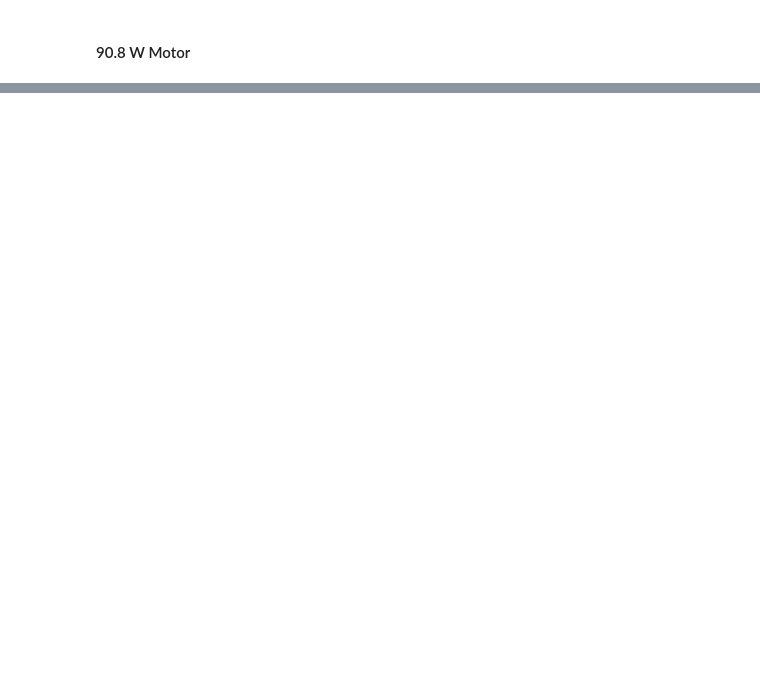
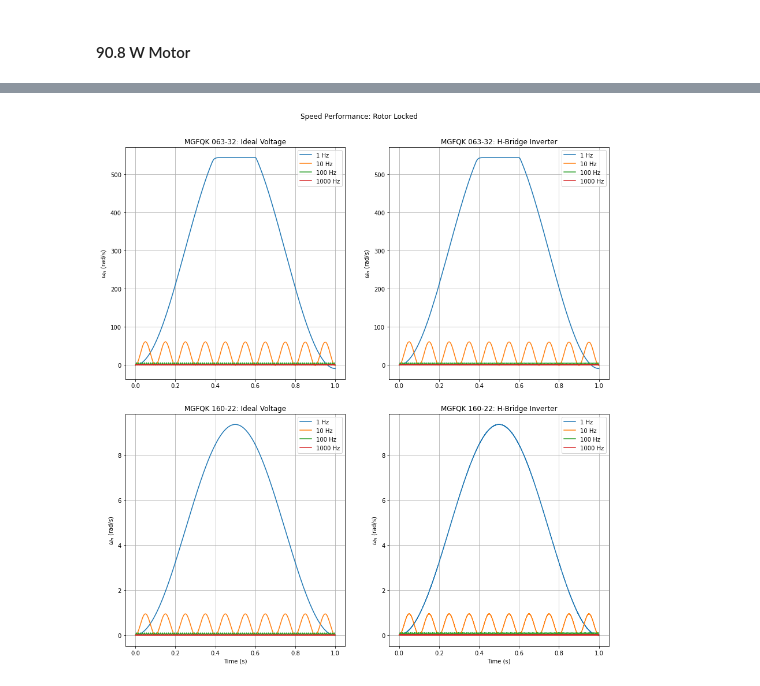
Before and after one commit to kegedy/UWEE560, a Jupyter notebook: hw/kevin/hw02/HW02_KevinEgedy.ipynb, the cells around one changed output, grey strips where cells are left out. Drawn from its saved outputs; the diff is of its cells as text; code cells hidden in the pictures; blank space fills up the shorter version.

```diff
--- a/hw/kevin/hw02/HW02_KevinEgedy.ipynb
+++ b/hw/kevin/hw02/HW02_KevinEgedy.ipynb
@@ -588,0 +609,77 @@ plt.show();
+# %%
+fig,axs = plt.subplots(2,2,figsize=(15,15))
+plt.subplots_adjust(top=0.925,hspace=0.15)
+
+# IDEAL VOLTAGE
+locked_1W = [col for col in perf.keys() if col.find('Locked')>=0 and col.find('1W',0,2)>=0]
+for u in locked_1W:
+    df = perf[u]
+    df = df[df['Time']<1]
+    current = [col for col in df.columns if col.find('Armature current')>=0][0]
+    speed = [col for col in df.columns if col.find('Rotational speed')>=0][0]
+    Tem = [col for col in df.columns if col.find('Electrical torque')>=0][0]
+    TL = [col for col in df.columns if col.find('Torque')>=0][0]
+    TL = df[TL].values[0]
+    label = re.findall('.*_([0-9]+).*',u)[0]
+    axs[0,0].plot(df['Time'],df[speed],label=f'{label} Hz')
+    #print(df[speed].max())
+axs[0,0].set_title(f'MGFQK 063-32: Ideal Voltage')
+axs[0,0].set_ylabel('$\omega_n$ (rad/s)')
+axs[0,0].grid('True')
+axs[0,0].legend()
+
+locked_91W = [col for col in perf.keys() if col.find('Locked')>=0 and col.find('91W',0,3)>=0]
+for u in locked_91W:
+    df = perf[u]
+    df = df[df['Time']<1]
+    current = [col for col in df.columns if col.find('Armature current')>=0][0]
+    speed = [col for col in df.columns if col.find('Rotational speed')>=0][0]
+    Tem = [col for col in df.columns if col.find('Electrical torque')>=0][0]
+    TL = [col for col in df.columns if col.find('Torque')>=0][0]
+    TL = df[TL].values[0]
+    label = re.findall('.*_([0-9]+).*',u)[0]
+    axs[1,0].plot(df['Time'],df[speed],label=f'{label} Hz')
+axs[1,0].set_title(f'MGFQK 160-22: Ideal Voltage')
+axs[1,0].set_xlabel('Time (s)')
+axs[1,0].set_ylabel('$\omega_n$ (rad/s)')
+axs[1,0].grid('True')
+axs[1,0].legend()
+
+# HBRIDGE
+locked_1W_HB = [col for col in perfHB.keys() if col.find('Locked')>=0 and col.find('1W',0,2)>=0]
+for u in locked_1W_HB:
+    df = perfHB[u]
+    df = df[df['Time']<1]
+    current = [col for col in df.columns if col.find('Armature current')>=0][0]
+    speed = [col for col in df.columns if col.find('Rotational speed')>=0][0]
+    Tem = [col for col in df.columns if col.find('Electrical torque')>=0][0]
+    TL = [col for col in df.columns if col.find('Torque')>=0][0]
+    TL = df[TL].values[0]
+    label = re.findall('.*_([0-9]+).*',u)[0]
+    axs[0,1].plot(df['Time'],df[speed],label=f'{label} Hz')
+axs[0,1].set_title(f'MGFQK 063-32: H-Bridge Inverter')
+axs[0,1].set_ylabel('$\omega_n$ (rad/s)')
+axs[0,1].grid('True')
+axs[0,1].legend()
+
+locked_91W_HB = [col for col in perfHB.keys() if col.find('Locked')>=0 and col.find('91W',0,3)>=0]
+for u in locked_91W_HB:
+    df = perfHB[u]
+    df = df[df['Time']<1]
+    current = [col for col in df.columns if col.find('Armature current')>=0][0]
+    speed = [col for col in df.columns if col.find('Rotational speed')>=0][0]
+    Tem = [col for col in df.columns if col.find('Electrical torque')>=0][0]
+    TL = [col for col in df.columns if col.find('Torque')>=0][0]
+    TL = df[TL].values[0]
+    label = re.findall('.*_([0-9]+).*',u)[0]
+    axs[1,1].plot(df['Time'],df[speed],label=f'{label} Hz')
+axs[1,1].set_title(f'MGFQK 160-22: H-Bridge Inverter')
+axs[1,1].set_xlabel('Time (s)')
+axs[1,1].set_ylabel('$\omega_n$ (rad/s)')
+axs[1,1].grid('True')
+axs[1,1].legend()
+
+plt.suptitle(r'Speed Performance: Rotor Locked')
+plt.show();
+# %% [output]
+[figure, added]
```
Also changed, not shown: parts of 17 cells of this notebook, 2 other files.
